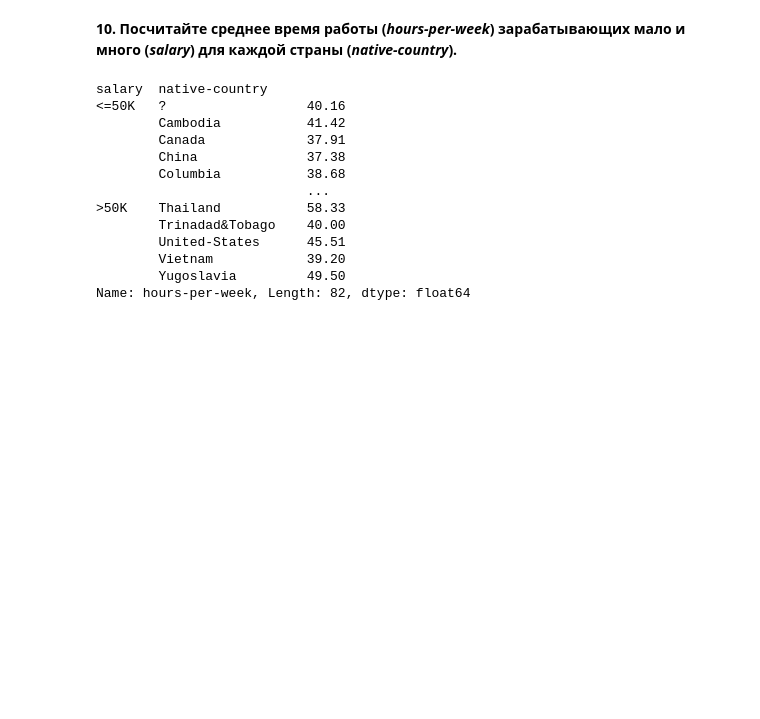
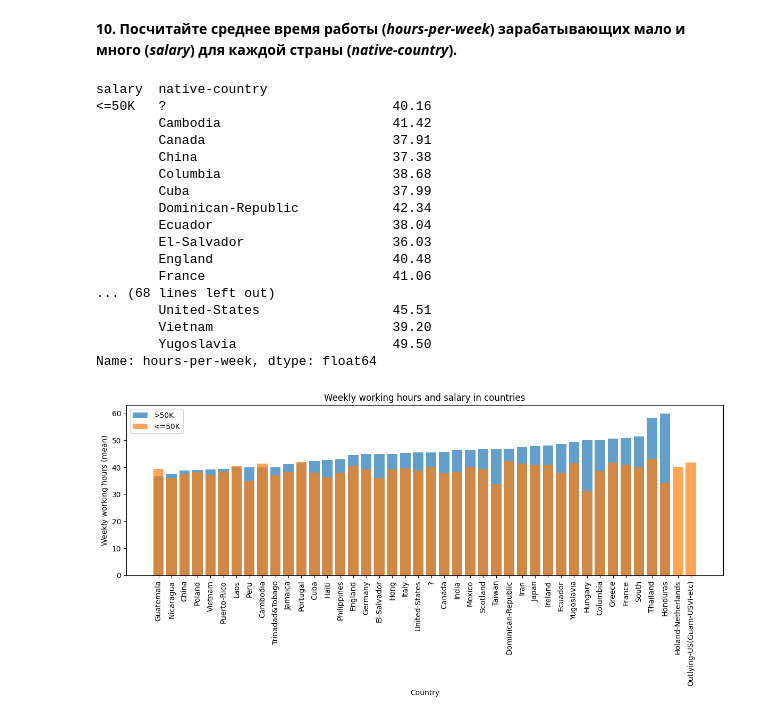
Before and after one commit to chtholine/Machine_Learning_Projects, a Jupyter notebook: hw_pandas.ipynb, the cells around one changed output. Saved outputs shown, nothing was run; the diff lists cells and outputs as text; code cells hidden in the pictures; blank space fills up the shorter version.

Commit message:
pandas tasks

```diff
--- a/hw_pandas.ipynb
+++ b/hw_pandas.ipynb
@@ -137,19 +138,44 @@ Percentage of people with high salary working max hours: 29.41%
 # %% [markdown]
 **10. Посчитайте среднее время работы (*hours-per-week*) зарабатывающих мало и много (*salary*) для каждой страны (*native-country*).**
 # %%
+pd.set_option('display.max_rows', None)
+pd.set_option('display.max_columns', None)
 work_hours_mean__salary_country = data.groupby(['salary', 'native-country'])['hours-per-week'].mean()
 print(round(work_hours_mean__salary_country, 2))
 # %% [output]
 salary  native-country
-<=50K   ?                  40.16
-        Cambodia           41.42
-        Canada             37.91
-        China              37.38
-        Columbia           38.68
-                           ...
->50K    Thailand           58.33
-        Trinadad&Tobago    40.00
-        United-States      45.51
-        Vietnam            39.20
-        Yugoslavia         49.50
-Name: hours-per-week, Length: 82, dtype: float64
+<=50K   ?                             40.16
+        Cambodia                      41.42
+        Canada                        37.91
+        China                         37.38
+        Columbia                      38.68
+        Cuba                          37.99
+        Dominican-Republic            42.34
+        Ecuador                       38.04
+        El-Salvador                   36.03
+        England                       40.48
+        France                        41.06
+... (68 lines left out)
+        United-States                 45.51
+        Vietnam                       39.20
+        Yugoslavia                    49.50
+Name: hours-per-week, dtype: float64
+# %%
+# additional visualization for task 10
+work_hours_mean__salary_country = work_hours_mean__salary_country.unstack(level=0)  # Распаковка по группам зарплаты
+sorted_countries = work_hours_mean__salary_country['>50K'].sort_values()
+
+plt.figure(figsize=(12, 6))
+plt.bar(range(len(sorted_countries)), sorted_countries, label='>50K', alpha=0.7)
+plt.bar(range(len(sorted_countries)), work_hours_mean__salary_country['<=50K'][sorted_countries.index], label='<=50K', alpha=0.7)
+
+plt.xticks(range(len(sorted_countries)), sorted_countries.index, rotation=90)
+plt.xlabel('Country')
+plt.ylabel('Weekly working hours (mean)')
+plt.title('Weekly working hours and salary in countries')
+plt.legend()
+
+plt.tight_layout()
+plt.show()
+# %% [output]
+[figure, added]
```
Also changed, not shown: parts of 1 cell of this notebook.
